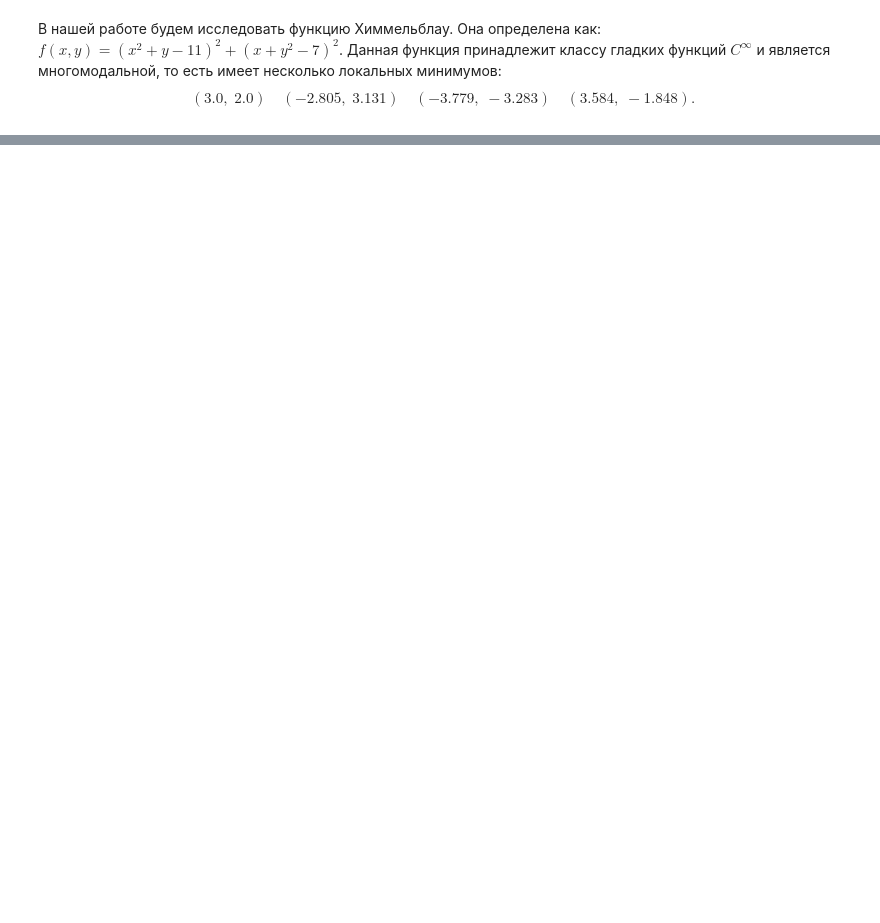
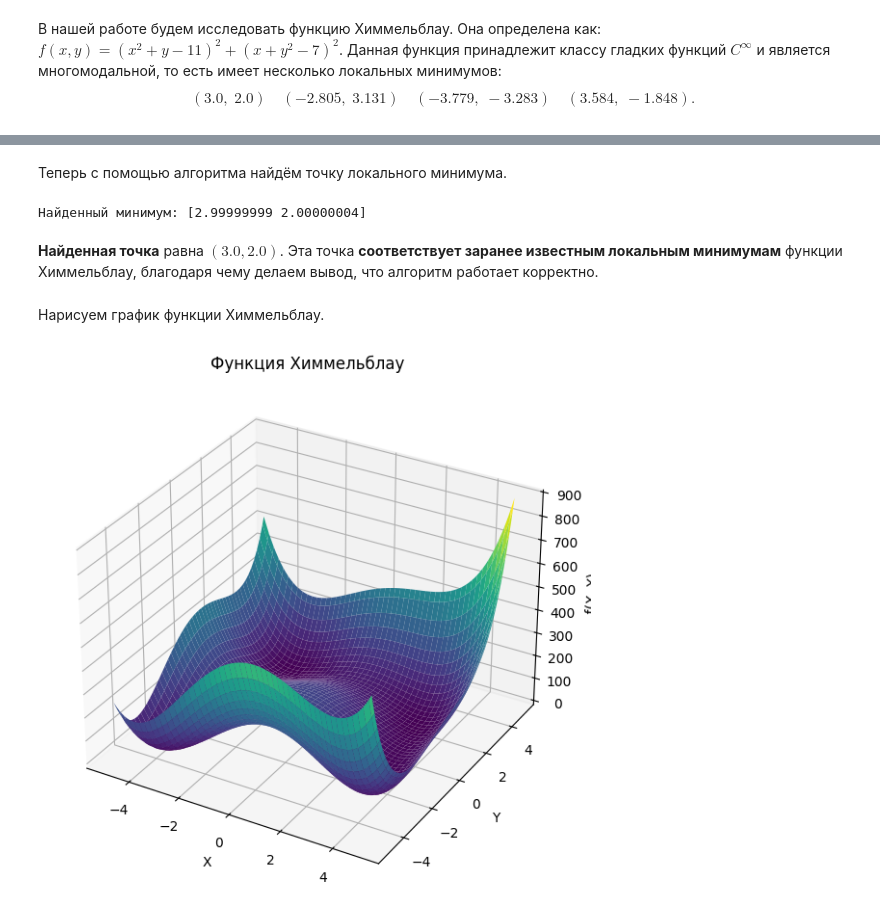
Before and after one commit to Kirill-Yurkov/MetOpt1, a Jupyter notebook: main.ipynb, the cells around one changed output, grey strips where cells are left out. Saved outputs shown, nothing was run; the diff lists cells and outputs as text; code cells hidden in the pictures; blank space fills up the shorter version.

```diff
--- a/main.ipynb
+++ b/main.ipynb
@@ -34,2 +43,5 @@
 # %% [markdown]
 В нашей работе будем исследовать функцию Химмельблау. Она определена как: $ f(x,y) = (x^2 + y - 11)^2 + (x + y^2 - 7)^2 $. Данная функция принадлежит классу гладких функций $ C^{\infty} $ и является многомодальной, то есть имеет несколько локальных минимумов: $$(3.0,\;2.0) \quad (-2.805,\;3.131) \quad (-3.779,\;-3.283) \quad (3.584,\;-1.848).$$
+# %%
+def test_function(x, y):
+    return (x**2 + y - 11)**2 + (x + y**2 - 7)**2
@@ -35,0 +78,26 @@
+# %% [markdown]
+Теперь с помощью алгоритма найдём точку локального минимума.
+# %%
+min_point, path = gradient_descent(start=start_point, lr=h_fix)
+print(f"Найденный минимум: {min_point}")
+# %% [output]
+Найденный минимум: [2.99999999 2.00000004]
+# %% [markdown]
+**Найденная точка** равна $ (3.0, 2.0) $. Эта точка **соответствует заранее известным локальным минимумам** функции Химмельблау, благодаря чему делаем вывод, что алгоритм работает корректно.
+# %% [markdown]
+Нарисуем график функции Химмельблау.
+# %%
+x = np.linspace(-5, 5, 100)
+y = np.linspace(-5, 5, 100)
+X, Y = np.meshgrid(x, y)
+Z = test_function(X, Y)
+fig = plt.figure(figsize=(12, 7))
+ax = fig.add_subplot(111, projection='3d')
+ax.plot_surface(X, Y, Z, cmap='viridis', edgecolor='none')
+ax.set_xlabel('X')
+ax.set_ylabel('Y')
+ax.set_zlabel('f(X, Y)')
+ax.set_title('Функция Химмельблау')
+plt.show()
+# %% [output]
+[figure, added]
```
Also changed, not shown: parts of 13 cells of this notebook, 1 other file.
